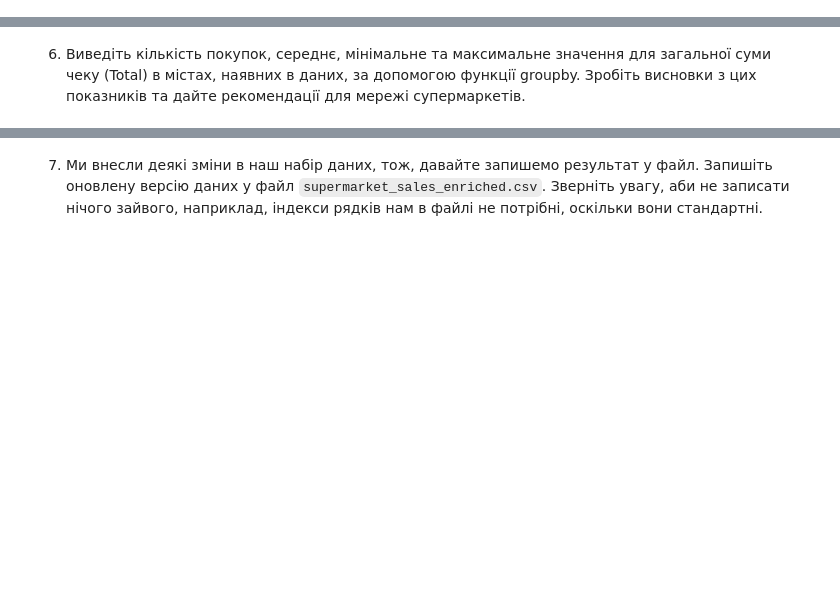
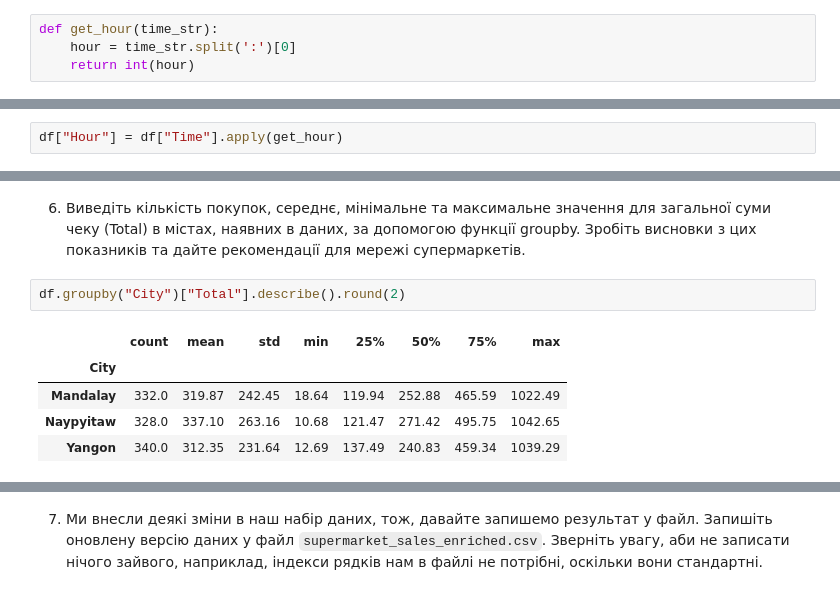
Before and after one commit to OlenaBabko/DataAnalytics_DataLovesAcademy, a Jupyter notebook: modul_10_Pandas_Numpy/hw/hw_10_3_Advanced_data_processing_methods_in_Pandas.ipynb, the cells around one changed output, grey strips where cells are left out. Saved outputs shown, nothing was run; the diff lists cells and outputs as text; blank space fills up the shorter version.

```diff
--- a/modul_10_Pandas_Numpy/hw/hw_10_3_Advanced_data_processing_methods_in_Pandas.ipynb
+++ b/modul_10_Pandas_Numpy/hw/hw_10_3_Advanced_data_processing_methods_in_Pandas.ipynb
@@ -87,3 +79,7 @@ Name: proportion, dtype: float64
 Запустіть написану функцію на змінній `time` та перевірте правильність роботи функції.
 # %%
 time = '11:28'
+# %%
+def get_hour(time_str):
+    hour = time_str.split(':')[0]
+    return int(hour)
@@ -90,2 +90,4 @@ time = '11:28'
 # %% [markdown]
 4.2. З допомогою функції `get_hour` і метода `DataFrame.apply()` створіть нову колонку `Hour` в нашому наборі даних, яка буде містити години здійснення покупки, обчислені на основі часу здійснення покупки `Time`.
+# %%
+df["Hour"] = df["Time"].apply(get_hour)
@@ -96,3 +140,11 @@ time = '11:28'
 # %% [markdown]
 6. Виведіть кількість покупок, середнє, мінімальне та максимальне значення для загальної суми чеку (Total) в містах, наявних в даних, за допомогою функції groupby.
 Зробіть висновки з цих показників та дайте рекомендації для мережі супермаркетів.
+# %%
+df.groupby("City")["Total"].describe().round(2)
+# %% [output]
+|  | count | mean | std | min | 25% | 50% | 75% | max |
+| City |  |  |  |  |  |  |  |  |
+| Mandalay | 332.0 | 319.87 | 242.45 | 18.64 | 119.94 | 252.88 | 465.59 | 1022.49 |
+| Naypyitaw | 328.0 | 337.10 | 263.16 | 10.68 | 121.47 | 271.42 | 495.75 | 1042.65 |
+| Yangon | 340.0 | 312.35 | 231.64 | 12.69 | 137.49 | 240.83 | 459.34 | 1039.29 |
```
Also changed, not shown: parts of 10 cells of this notebook.
